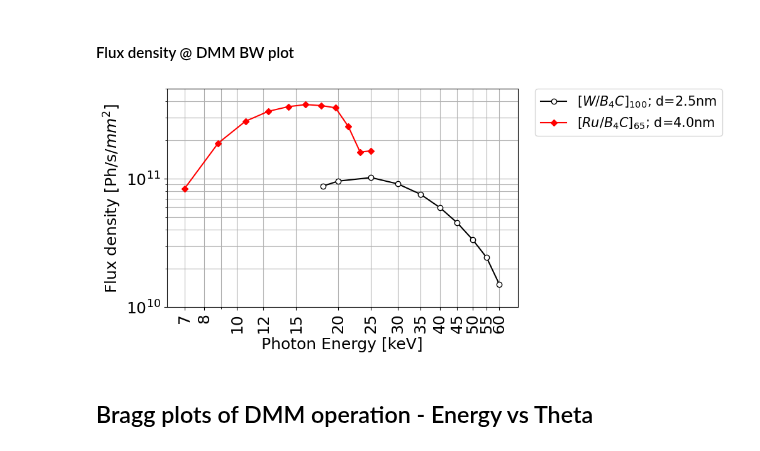
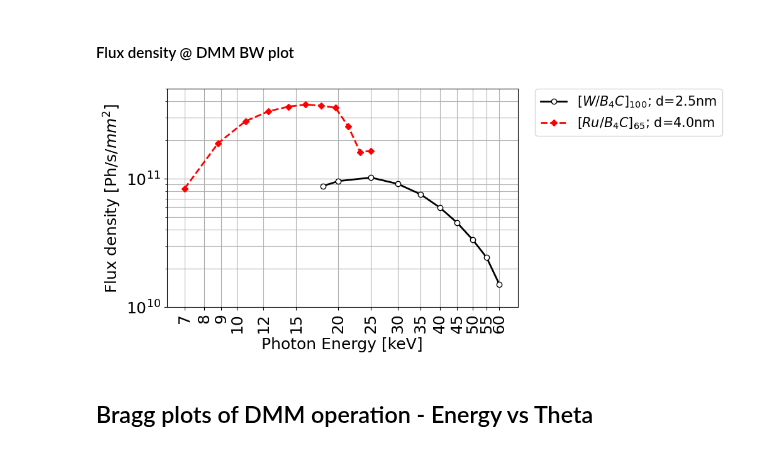
Before and after one commit to gianthk/BEATS_raytracing, a Jupyter notebook: BEATS_Optics_Raytracing-DMM_as-built_Flux_density.ipynb, the cells around one changed output. Cells and saved outputs as stored; diff of their text form; code cells hidden in the pictures.

```diff
--- a/BEATS_Optics_Raytracing-DMM_as-built_Flux_density.ipynb
+++ b/BEATS_Optics_Raytracing-DMM_as-built_Flux_density.ipynb
@@ -40,25 +40,25 @@ matplotlib.rc('font', **font)
 # %%
 # plot of the flux density @ 43m
 f, ax = plt.subplots()
 plt.rcParams['figure.figsize'] = [7.2, 4.5]
-plt.plot(1e-3*FluxDensity['E'][1:11].astype('float'), FluxDensity['I'][1:11].astype('float'), 'o-k', markersize=6, markerfacecolor='w') #, fillstyle='none'
-plt.plot(1e-3*FluxDensity['E'][19:30].astype('float'), FluxDensity['I'][19:30].astype('float'), 'D-r', markersize=5)
+plt.plot(1e-3*FluxDensity['E'][1:11].astype('float'), FluxDensity['I'][1:11].astype('float'), 'o-k', markersize=6, markerfacecolor='w', linewidth=2) #, fillstyle='none'
+plt.plot(1e-3*FluxDensity['E'][19:30].astype('float'), FluxDensity['I'][19:30].astype('float'), 'D--r', markersize=5, linewidth=2)
 ax.set_xscale('log')
 ax.set_yscale('log')
 # plt.xticks(np.concatenate((np.array([6, 7, 8, 9]), np.arange(10, 75, 5))))
-plt.xticks(np.array([6, 7, 8, 10, 12, 15, 20, 25, 30, 35, 40, 45, 50, 55, 60]))
+plt.xticks(np.array([6, 7, 8, 9, 10, 12, 15, 20, 25, 30, 35, 40, 45, 50, 55, 60]))
 plt.xticks(rotation=90)
 # plt.yticks(np.arange(1e10, 5e11, 5e10))
 ax.set(xlim=(6.2, 68), ylim=(1e10, 5e11))
 ax.xaxis.set_major_formatter(ScalarFormatter())
 # ax.yaxis.set_major_formatter(ScalarFormatter())
 plt.xlabel('Photon Energy [keV]')
 plt.ylabel('Flux density [Ph/s/$mm^2$]')
 plt.grid(True, which="both")
 plt.legend(['$[W/B_{4}C]_{100}$; d=2.5nm', '$[Ru/B_{4}C]_{65}$; d=4.0nm'],  bbox_to_anchor=(1.05, 1), borderaxespad=0., loc='upper left', fontsize='small')
 f.savefig("BEATS_DMM_flux_density_DMMBW_as-built.png", bbox_inches='tight', dpi=600)
 # %% [output]
-[figure, old version]
+[figure, new version]
 # %% [markdown]
 ## Bragg plots of DMM operation - Energy vs Theta
 # %%
```
Also changed, not shown: parts of 1 cell of this notebook, 2 other files.
